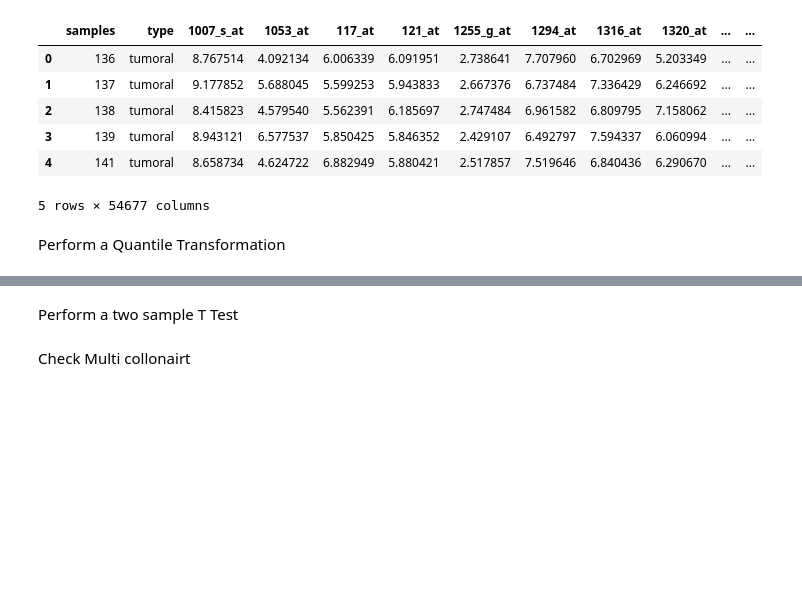
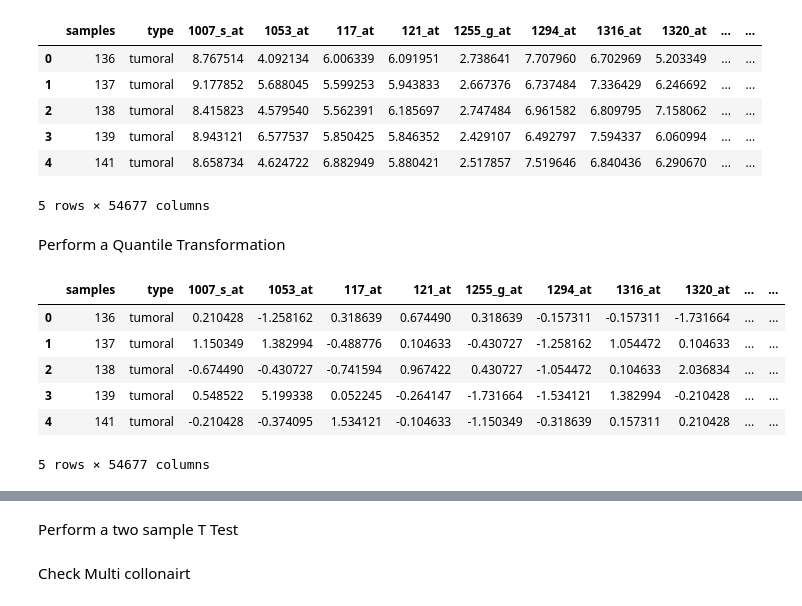
Before and after one commit to Natalia-Rodrigo/Mid_bootcam_project, a Jupyter notebook: notebooks/Tim.ipynb, the cells around one changed output, grey strips where cells are left out. Cells and saved outputs as stored; diff of their text form; code cells hidden in the pictures; blank space fills up the shorter version.

```diff
--- a/notebooks/Tim.ipynb
+++ b/notebooks/Tim.ipynb
@@ -16,3 +18,14 @@ main.head()
 5 rows × 54677 columns
 # %% [markdown]
 Perform a Quantile Transformation
+# %%
+main_transformed, qt = cf.quantileTransformer(main)
+main_transformed.head()
+# %% [output]
+|  | samples | type | 1007_s_at | 1053_at | 117_at | 121_at | 1255_g_at | 1294_at | 1316_at | 1320_at | ... | ... |
+| 0 | 136 | tumoral | 0.210428 | -1.258162 | 0.318639 | 0.674490 | 0.318639 | -0.157311 | -0.157311 | -1.731664 | ... | ... |
+| 1 | 137 | tumoral | 1.150349 | 1.382994 | -0.488776 | 0.104633 | -0.430727 | -1.258162 | 1.054472 | 0.104633 | ... | ... |
+| 2 | 138 | tumoral | -0.674490 | -0.430727 | -0.741594 | 0.967422 | 0.430727 | -1.054472 | 0.104633 | 2.036834 | ... | ... |
+| 3 | 139 | tumoral | 0.548522 | 5.199338 | 0.052245 | -0.264147 | -1.731664 | -1.534121 | 1.382994 | -0.210428 | ... | ... |
+| 4 | 141 | tumoral | -0.210428 | -0.374095 | 1.534121 | -0.104633 | -1.150349 | -0.318639 | 0.157311 | 0.210428 | ... | ... |
+5 rows × 54677 columns
```
Also changed, not shown: parts of 2 cells of this notebook, 3 other files.
